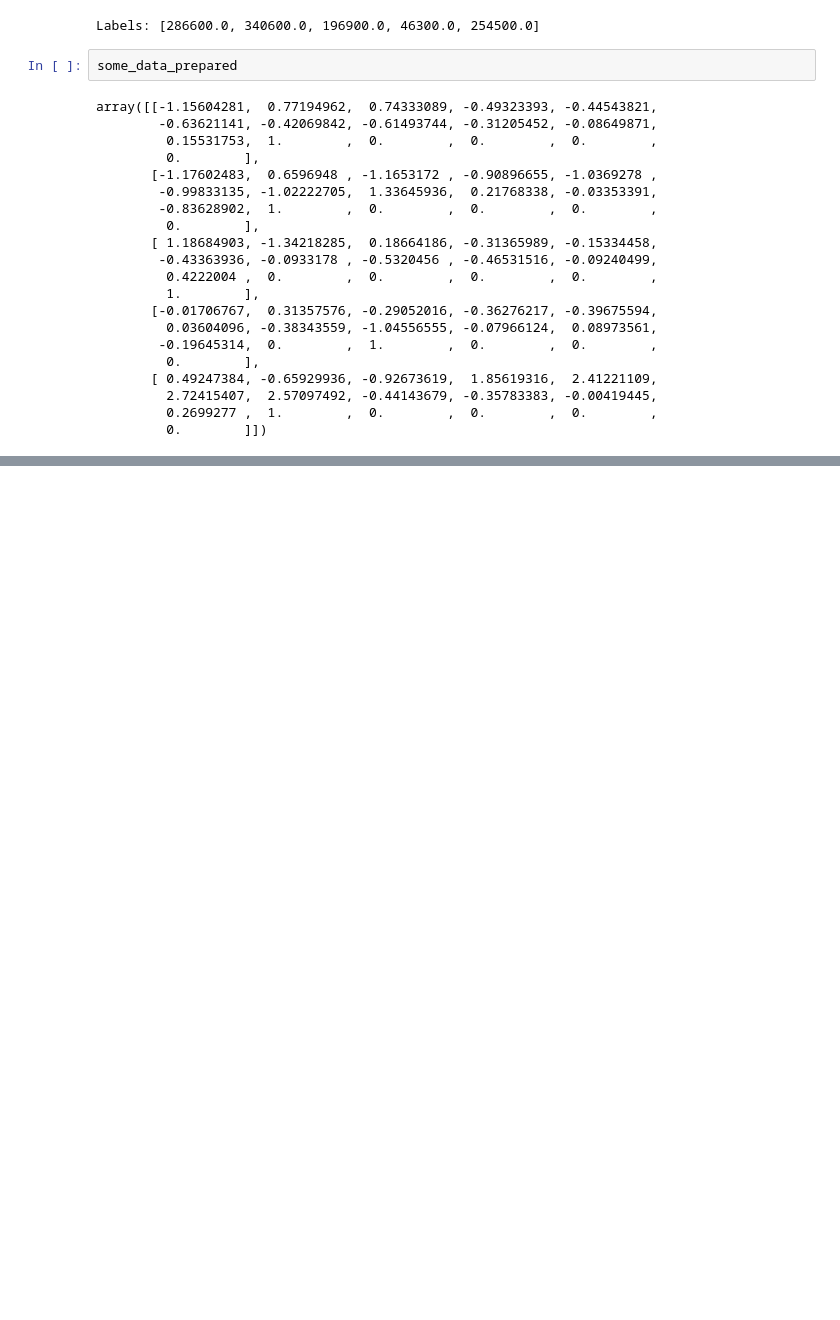
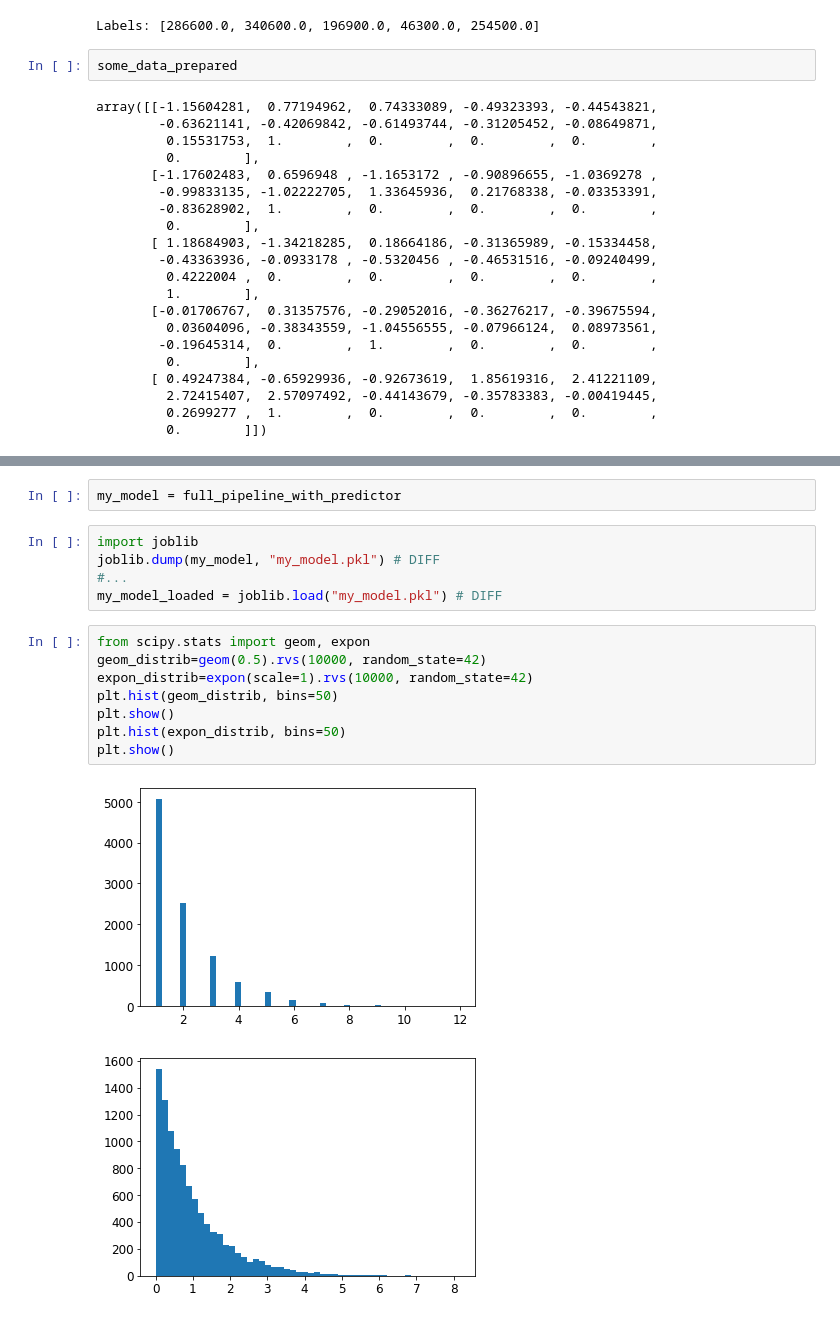
Before and after one commit to zxyscz/Deep-Learning, a Jupyter notebook: 02_end_to_end_machine_learning_project.ipynb, the cells around one changed output, grey strips where cells are left out. Cells and saved outputs as stored; diff of their text form; blank space fills up the shorter version.

```diff
--- a/02_end_to_end_machine_learning_project.ipynb
+++ b/02_end_to_end_machine_learning_project.ipynb
@@ -761,0 +1105,18 @@ array([[-1.15604281,  0.77194962,  0.74333089, -0.49323393, -0.44543821,
+# %%
+my_model = full_pipeline_with_predictor
+# %%
+import joblib
+joblib.dump(my_model, "my_model.pkl") # DIFF
+#...
+my_model_loaded = joblib.load("my_model.pkl") # DIFF
+# %%
+from scipy.stats import geom, expon
+geom_distrib=geom(0.5).rvs(10000, random_state=42)
+expon_distrib=expon(scale=1).rvs(10000, random_state=42)
+plt.hist(geom_distrib, bins=50)
+plt.show()
+plt.hist(expon_distrib, bins=50)
+plt.show()
+# %% [output]
+[figure, added]
+[figure, added]
```
Also changed, not shown: parts of 28 cells of this notebook.
